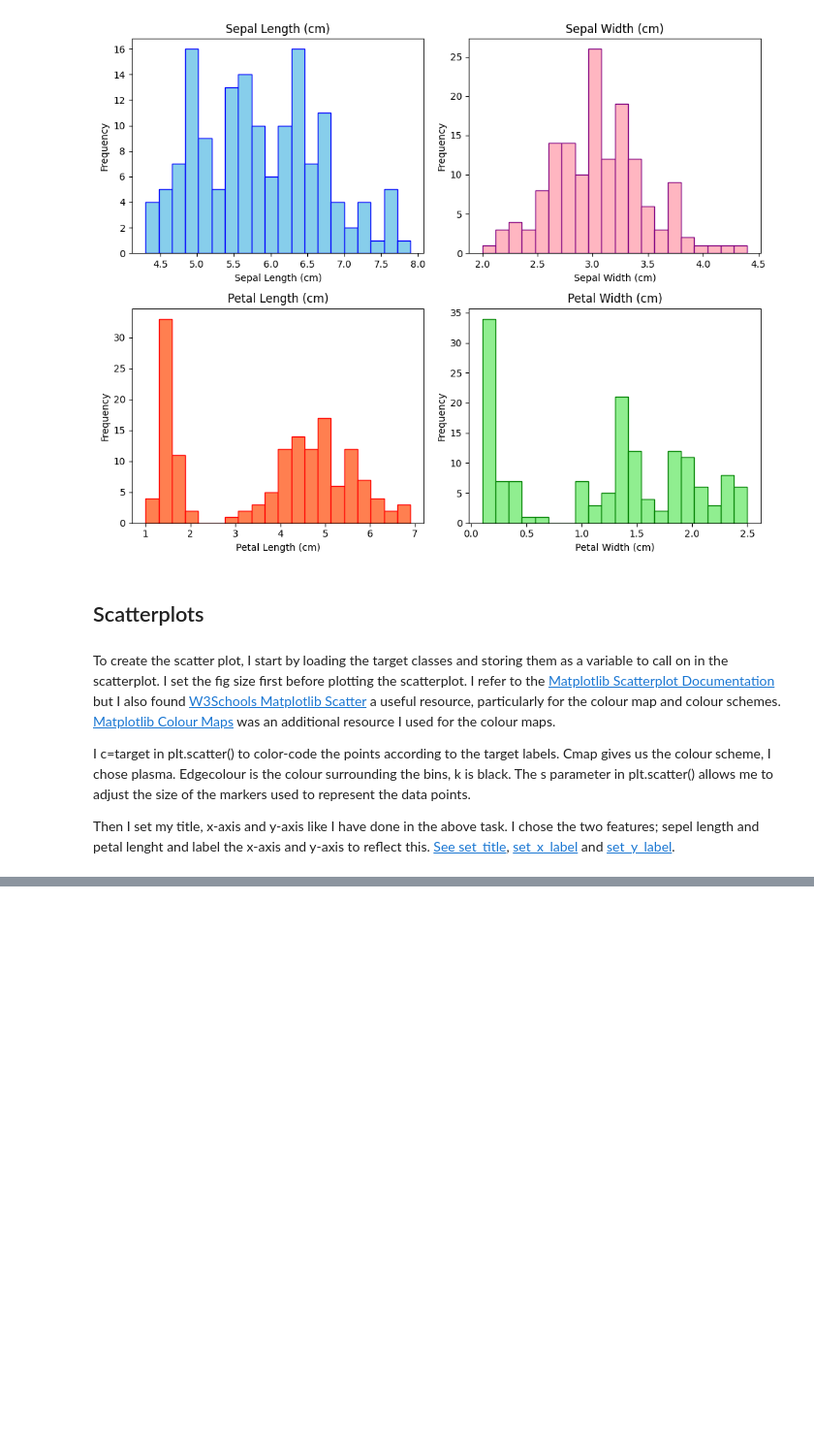
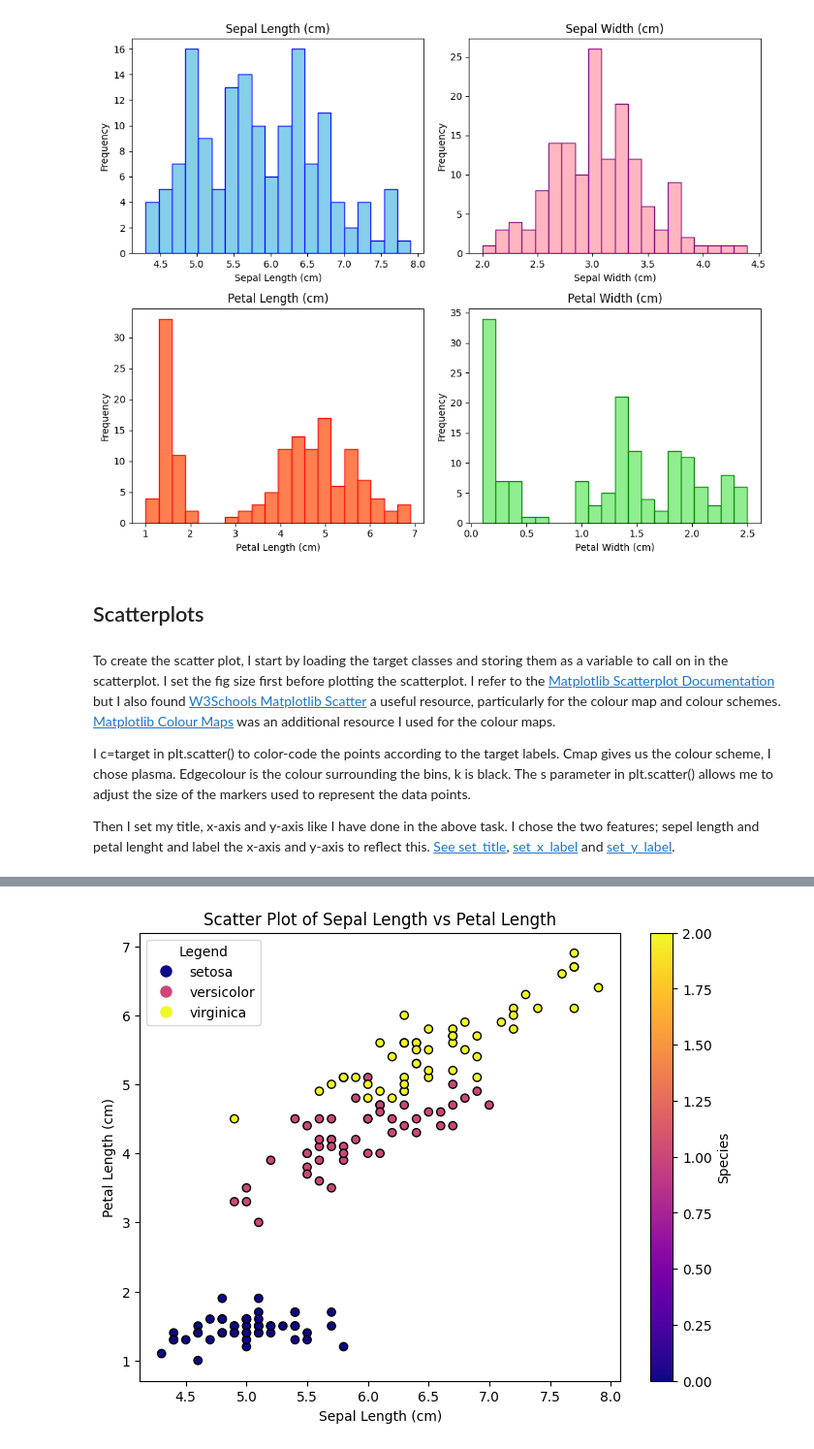
Before and after one commit to LDonn32/pands-project, a Jupyter notebook: analysis.ipynb, the cells around one changed output, grey strips where cells are left out. Shown: that part at 97% size. Saved outputs shown, nothing was run; the diff lists cells and outputs as text; code cells hidden in the pictures; blank space fills up the shorter version.

Commit message:
update to scatterplot added colour map and custom legend with Line2D

```diff
--- a/analysis.ipynb
+++ b/analysis.ipynb
@@ -301,0 +251,88 @@ KeyError: 'petal length (cm)'
+# %%
+# Import libraries from matplotlib.
+
+# Using Line2D for this to colour code the legend.
+# See: https://matplotlib.org/stable/api/_as_gen/matplotlib.lines.Line2D.html
+from matplotlib.lines import Line2D
+
+# Using cm to create the color map.
+# See: https://matplotlib.org/stable/tutorials/colors/colormaps.html
+import matplotlib.cm as cm
+
+# Import necessary libraries from scikit-learn and pandas.
+from sklearn.datasets import load_iris
+import pandas as pd
+import matplotlib.pyplot as plt
+
+# Load the iris dataset properly to access attributes like .target and .target_names.
+# See: https://scikit-learn.org/stable/modules/generated/sklearn.datasets.load_iris.html
+data = load_iris()
+
+# Create a DataFrame from the data for easier plotting.
+# See: https://pandas.pydata.org/docs/reference/api/pandas.DataFrame.html
+df = pd.DataFrame(data.data, columns=data.feature_names)
+
+# Store the target classes data as a variable to call on in the scatterplot.
+# See: https://scikit-learn.org/stable/modules/generated/sklearn.datasets.load_iris.html
+target_classes = data.target
+
+# Set the figsize.
+# See: https://matplotlib.org/stable/api/_as_gen/matplotlib.pyplot.figure.html
+plt.figure(figsize=(8, 6))
+
+# Generate a scatter plot using two chosen features; sepal length and petal length.
+# Add color-coding based on the target classes.
+# See: https://matplotlib.org/stable/api/_as_gen/matplotlib.pyplot.scatter.html
+# See: https://www.w3schools.com/python/matplotlib_scatter.asp
+plt.scatter(df['sepal length (cm)'], df['petal length (cm)'], c=target_classes, cmap='plasma', edgecolor='black')
+
+# Custom legend using Line2D.
+# Colourmap will set the colours of the data in the legend. It is set to plasma to match the scatter plot.
+# 3 is the number of colour for the legend, to match the amount of species in the dataset.
+# See: https://matplotlib.org/stable/api/_as_gen/matplotlib.lines.Line2D.html
+colourmap = cm.get_cmap('plasma', 3)
+
+# Create custom legend elements to label the species and colour code it.
+# Each Line2D object represents one item in the legend.
+# Marker='o' means it shows a circular dot which will match the scatter plot).
+# Markerfacecolor sets the color of the dot using the colormap for each species.
+# See: https://matplotlib.org/stable/api/_as_gen/matplotlib.lines.Line2D.html
+# See: https://matplotlib.org/stable/api/_as_gen/matplotlib.lines.Line2D.html#matplotlib.lines.Line2D.set_markeredgecolor
+
+legend_elements = [
+    Line2D([0], [0], marker='o', color='w',
+           label=data.target_names[0],
+           markerfacecolor=colourmap(0 / 2), markersize=10),
+    Line2D([0], [0], marker='o', color='w',
+           label=data.target_names[1],
+           markerfacecolor=colourmap(1 / 2), markersize=10),
+    Line2D([0], [0], marker='o', color='w',
+           label=data.target_names[2],
+           markerfacecolor=colourmap(2 / 2), markersize=10),
+]
+
+# Add the legend to the plot.
+# See: https://matplotlib.org/stable/api/_as_gen/matplotlib.pyplot.legend.html
+plt.legend(handles=legend_elements, title="Legend")
+
+# Set the title.
+# See: https://matplotlib.org/stable/api/_as_gen/matplotlib.axes.Axes.set_title.html
+plt.title("Scatter Plot of Sepal Length vs Petal Length")
+
+# Set the x-axis.
+# See: https://matplotlib.org/stable/api/_as_gen/matplotlib.axes.Axes.set_xlabel.html
+plt.xlabel("Sepal Length (cm)")
+
+# Set the y-axis.
+# See: https://matplotlib.org/stable/api/_as_gen/matplotlib.axes.Axes.set_ylabel.html
+plt.ylabel("Petal Length (cm)")
+
+# Add a color bar to indicate the Iris Species.
+# See: https://matplotlib.org/stable/api/_as_gen/matplotlib.pyplot.colorbar.html
+plt.colorbar(label='Species')
+
+# Show the plot.
+# See: https://matplotlib.org/stable/api/_as_gen/matplotlib.pyplot.show.html
+plt.show()
+# %% [output]
+[figure, added]
```
Also changed, not shown: parts of 1 cell of this notebook.
